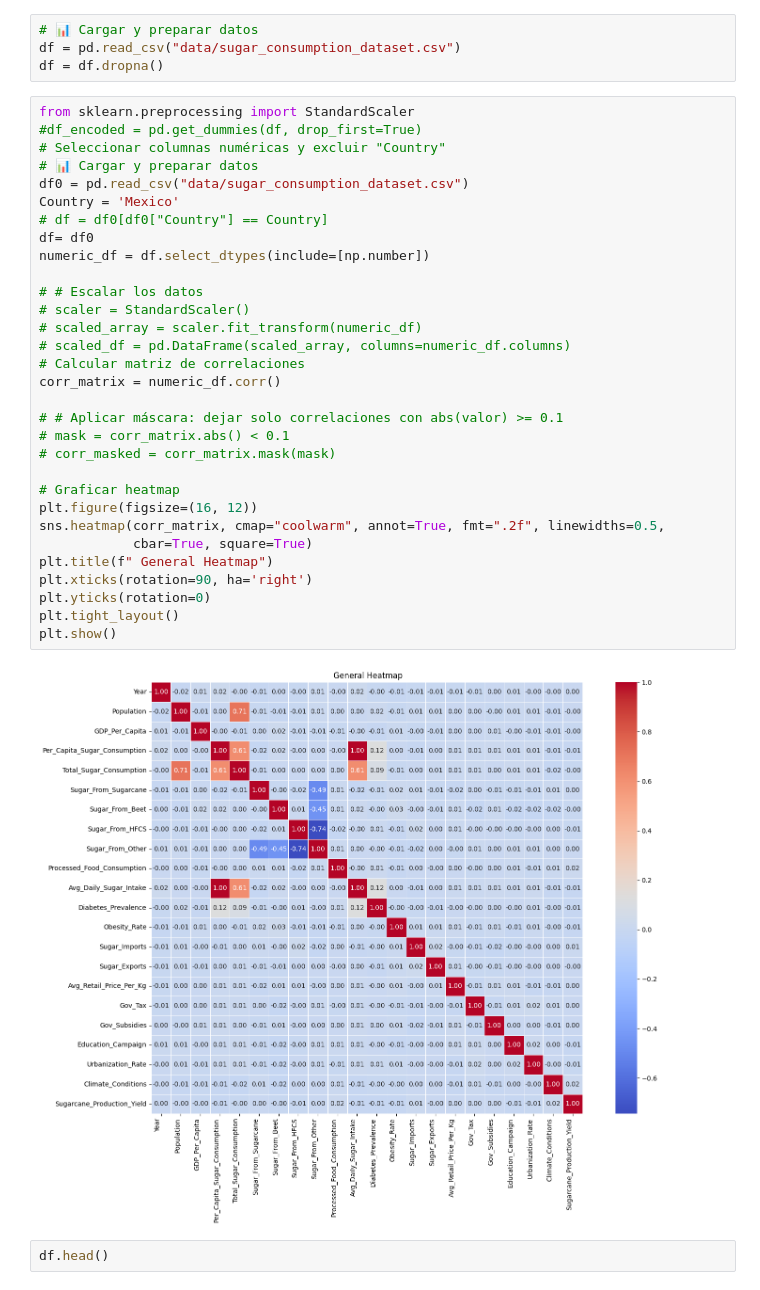
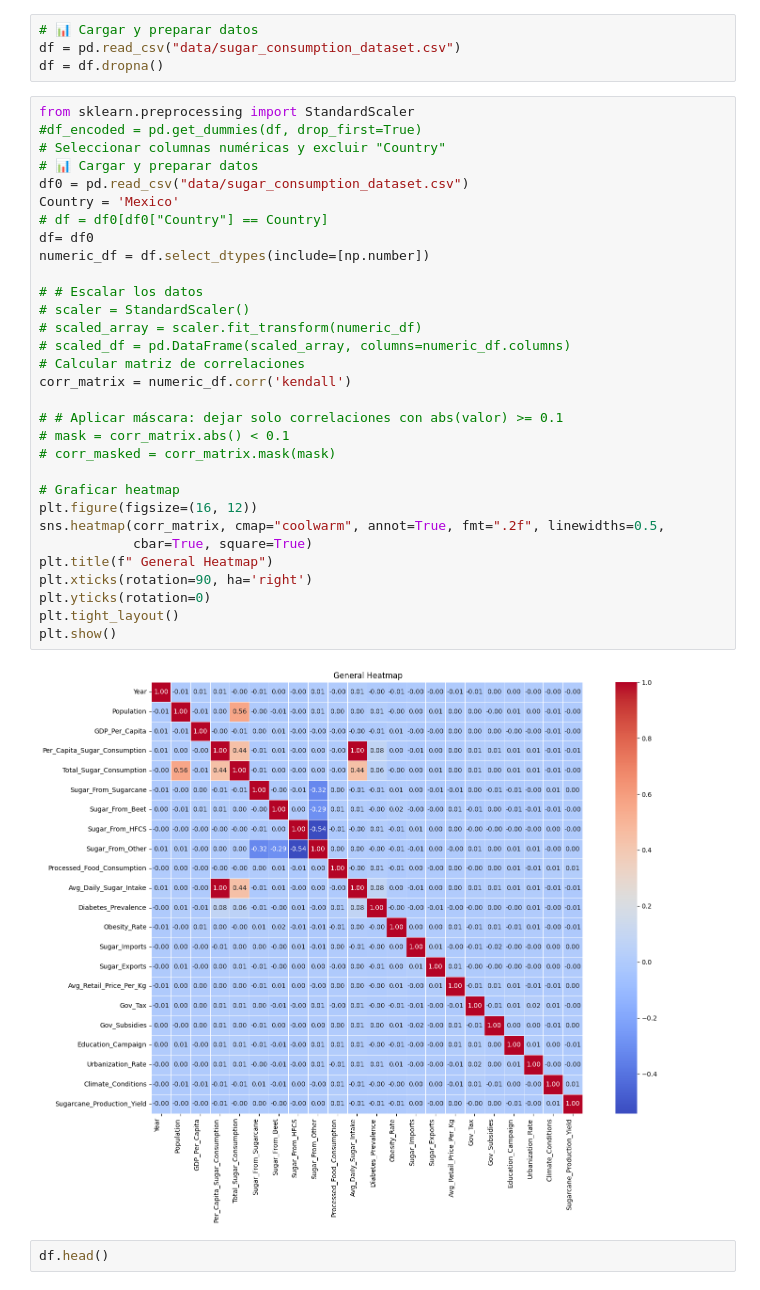
Before and after one commit to Nho89/sugar_rush_regression, a Jupyter notebook: model_evaluation.ipynb, the cells around one changed output. Saved outputs shown, nothing was run; the diff lists cells and outputs as text.

```diff
--- a/model_evaluation.ipynb
+++ b/model_evaluation.ipynb
@@ -61,35 +61,35 @@ df = df.dropna()
 from sklearn.preprocessing import StandardScaler
 #df_encoded = pd.get_dummies(df, drop_first=True)
 # Seleccionar columnas numéricas y excluir "Country"
 # 📊 Cargar y preparar datos
 df0 = pd.read_csv("data/sugar_consumption_dataset.csv")
 Country = 'Mexico'
 # df = df0[df0["Country"] == Country]
 df= df0
 numeric_df = df.select_dtypes(include=[np.number])
 
 # # Escalar los datos
 # scaler = StandardScaler()
 # scaled_array = scaler.fit_transform(numeric_df)
 # scaled_df = pd.DataFrame(scaled_array, columns=numeric_df.columns)
 # Calcular matriz de correlaciones
-corr_matrix = numeric_df.corr()
+corr_matrix = numeric_df.corr('kendall')
 
 # # Aplicar máscara: dejar solo correlaciones con abs(valor) >= 0.1
 # mask = corr_matrix.abs() < 0.1
 # corr_masked = corr_matrix.mask(mask)
 
 # Graficar heatmap
 plt.figure(figsize=(16, 12))
 sns.heatmap(corr_matrix, cmap="coolwarm", annot=True, fmt=".2f", linewidths=0.5,
             cbar=True, square=True)
 plt.title(f" General Heatmap")
 plt.xticks(rotation=90, ha='right')
 plt.yticks(rotation=0)
 plt.tight_layout()
 plt.show()
 # %% [output]
-[figure, old version]
+[figure, new version]
 # %%
 df.head()
 # %% [output]
```
Also changed, not shown: parts of 5 cells of this notebook.
